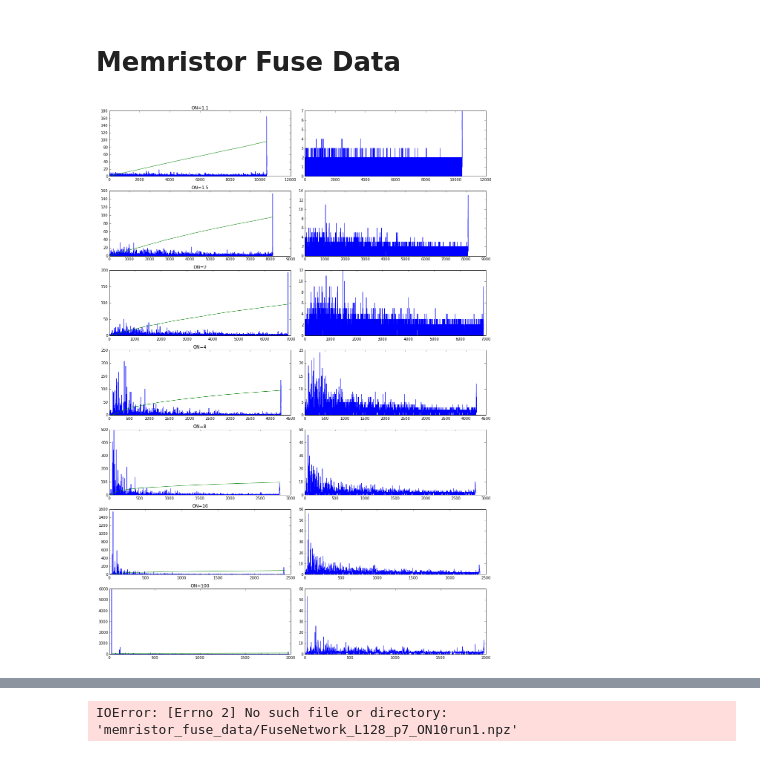
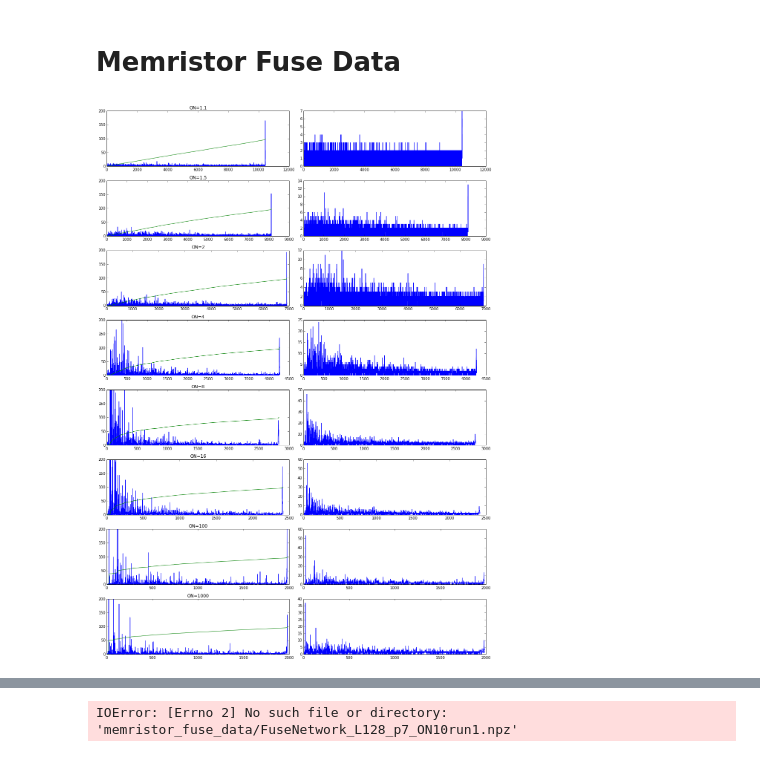
Before and after one commit to forrestsheldon/memNets, a Jupyter notebook: Memristor_Fuse_Data.ipynb, the cells around one changed output, grey strips where cells are left out. Cells and saved outputs as stored; diff of their text form; code cells hidden in the pictures.

```diff
--- a/Memristor_Fuse_Data.ipynb
+++ b/Memristor_Fuse_Data.ipynb
@@ -10,6 +10,7 @@ import matplotlib.pyplot as plt
 L128_p6_ON1_1 = np.load('memristor_fuse_data/FuseNetwork_L128_p6_ON1.1run1.npz')
 avalanches_L128_p6_ON1_1 = np.array([np.sum(i) for i in L128_p6_ON1_1['avalanches']])
 steps_L128_p6_ON1_1 = np.array([len(i) for i in L128_p6_ON1_1['avalanches']])
+cond_L128_p6_ON1_1 = L128_p6_ON1_1['conductivities']
 L128_p6_ON1_5 = np.load('memristor_fuse_data/FuseNetwork_L128_p6_ON1.5run1.npz')
 avalanches_L128_p6_ON1_5 = np.array([np.sum(i) for i in L128_p6_ON1_5['avalanches']])
 steps_L128_p6_ON1_5 = np.array([len(i) for i in L128_p6_ON1_5['avalanches']])
@@ -28,52 +29,76 @@ steps_L128_p6_ON16 = np.array([len(i) for i in L128_p6_ON16['avalanches']])
 L128_p6_ON100 = np.load('memristor_fuse_data/FuseNetwork_L128_p6_ON100run1.npz')
 avalanches_L128_p6_ON100 = np.array([np.sum(i) for i in L128_p6_ON100['avalanches']])
 steps_L128_p6_ON100 = np.array([len(i) for i in L128_p6_ON100['avalanches']])
+L128_p6_ON1000 = np.load('memristor_fuse_data/FuseNetwork_L128_p6_ON1000run1.npz')
+avalanches_L128_p6_ON1000 = np.array([np.sum(i) for i in L128_p6_ON1000['avalanches']])
+steps_L128_p6_ON1000 = np.array([len(i) for i in L128_p6_ON1000['avalanches']])
 # %%
-fig, ax = plt.subplots(7, 2, figsize=(15, 21))
+fig, ax = plt.subplots(8, 2, figsize=(15, 21))
 
 ax[0,0].plot(avalanches_L128_p6_ON1_1)
 ax[0,0].plot(np.cumsum(avalanches_L128_p6_ON1_1) * 100 / np.sum(avalanches_L128_p6_ON1_1))
 ax[0,0].set_title('ON=1.1')
+ax[0,0].set_ylim(0, 200)
+
 ax[0,1].plot(steps_L128_p6_ON1_1)
 
 ax[1,0].plot(avalanches_L128_p6_ON1_5)
 ax[1,0].plot(np.cumsum(avalanches_L128_p6_ON1_5) * 100 / np.sum(avalanches_L128_p6_ON1_5))
 ax[1,0].set_title('ON=1.5')
+ax[1,0].set_ylim(0, 200)
+
 ax[1,1].plot(steps_L128_p6_ON1_5)
 
 ax[2,0].plot(avalanches_L128_p6_ON2)
 ax[2,0].plot(np.cumsum(avalanches_L128_p6_ON2) * 100 / np.sum(avalanches_L128_p6_ON2))
 ax[2,0].set_title('ON=2')
+ax[2,0].set_ylim(0, 200)
+
 ax[2,1].plot(steps_L128_p6_ON2)
 
 ax[3,0].plot(avalanches_L128_p6_ON4)
 ax[3,0].plot(np.cumsum(avalanches_L128_p6_ON4) * 100 / np.sum(avalanches_L128_p6_ON4))
 ax[3,0].set_title('ON=4')
+ax[3,0].set_ylim(0, 200)
+
 ax[3,1].plot(steps_L128_p6_ON4)
 
 ax[4,0].plot(avalanches_L128_p6_ON8)
 ax[4,0].plot(np.cumsum(avalanches_L128_p6_ON8) * 100 / np.sum(avalanches_L128_p6_ON8))
 ax[4,0].set_title('ON=8')
+ax[4,0].set_ylim(0, 200)
+
 ax[4,1].plot(steps_L128_p6_ON8)
 
 ax[5,0].plot(avalanches_L128_p6_ON16)
 ax[5,0].plot(np.cumsum(avalanches_L128_p6_ON16) * 100 / np.sum(avalanches_L128_p6_ON16))
 ax[5,0].set_title('ON=16')
+ax[5,0].set_ylim(0, 200)
+
 ax[5,1].plot(steps_L128_p6_ON16)
 
 ax[6,0].plot(avalanches_L128_p6_ON100)
 ax[6,0].plot(np.cumsum(avalanches_L128_p6_ON100) * 100 / np.sum(avalanches_L128_p6_ON100))
 ax[6,0].set_title('ON=100')
+ax[6,0].set_ylim(0, 200)
+
 ax[6,1].plot(steps_L128_p6_ON100)
+
+ax[7,0].plot(avalanches_L128_p6_ON1000)
+ax[7,0].plot(np.cumsum(avalanches_L128_p6_ON1000) * 100 / np.sum(avalanches_L128_p6_ON1000))
+ax[7,0].set_title('ON=1000')
+ax[7,0].set_ylim(0, 200)
+
+ax[7,1].plot(steps_L128_p6_ON1000)
 
 
 #for a in ax:
 #    a.set_xlim(0, 10500)
 #    a.set_ylim(0,600)
 
 fig.tight_layout()
 # %% [output]
-[figure, old version]
+[figure, new version]
 # %%
 #avalanches_L128_p6_ON1_1 = avalanches_L128_p6_ON1_1[1000:5000]
 hist_L128_p6_ON1_1, bins_L128_p6_ON1_1 = np.histogram(avalanches_L128_p6_ON1_1[
```
Also changed, not shown: parts of 5 cells of this notebook.
